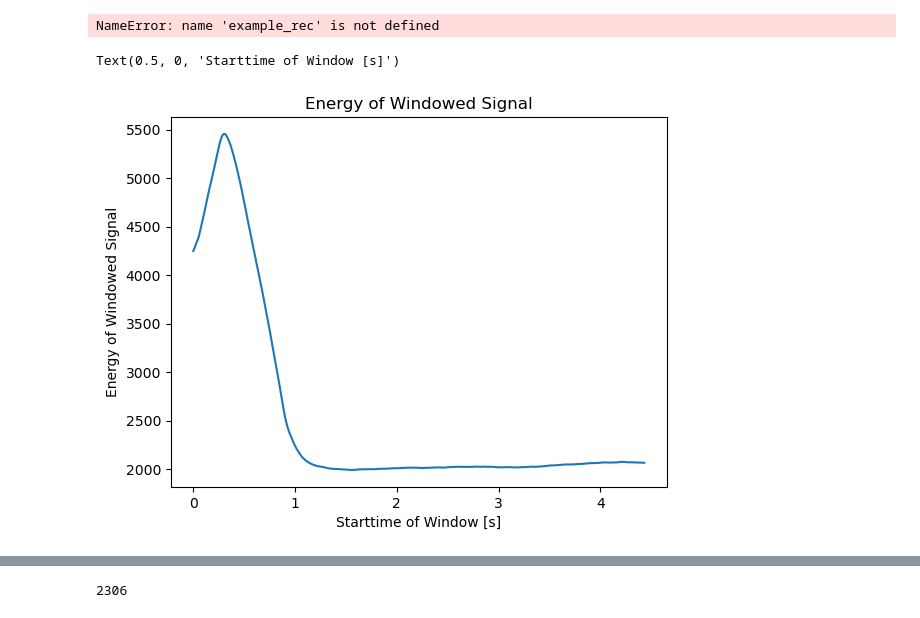
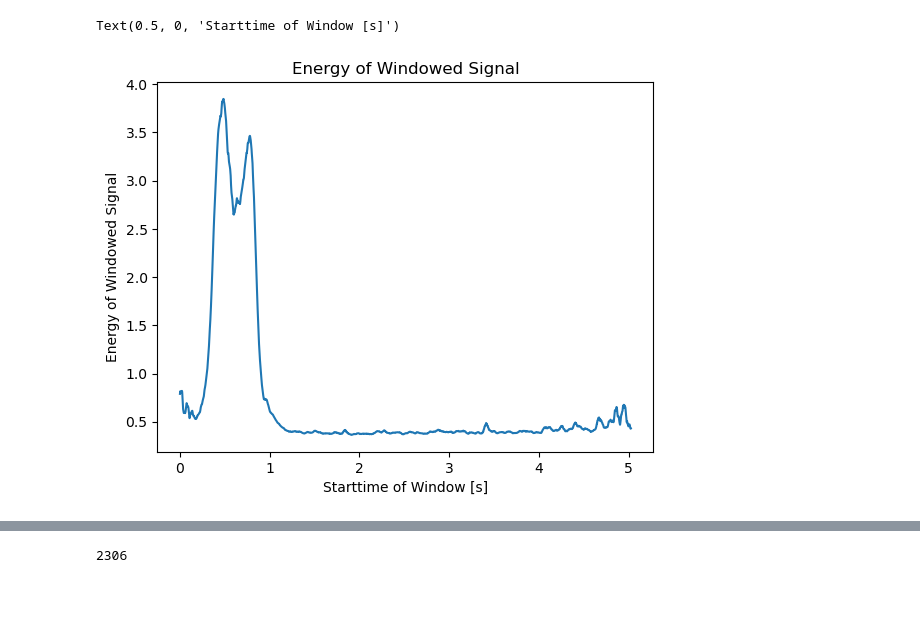
Before and after one commit to Tilman-Burghoff/acoustic-sensing, a Jupyter notebook: experiment3/data_exploration.ipynb, the cells around one changed output, grey strips where cells are left out. Saved outputs shown, nothing was run; the diff lists cells and outputs as text; code cells hidden in the pictures.

```diff
--- a/experiment3/data_exploration.ipynb
+++ b/experiment3/data_exploration.ipynb
@@ -28,7 +28,14 @@ for idx in labels.index:
 # %%
 from numpy.lib.stride_tricks import sliding_window_view
 normalized_recording = recordings[:,:,0]/np.max(np.abs(recordings[:,:,0]))
-windowed_recording = sliding_window_view(normalized_recording**2, 10000, axis=1)
+windowed_recording = sliding_window_view(normalized_recording**2, 500, axis=1)
 energy_per_record = np.sum(windowed_recording, axis=2)
+
+averaged_energy = np.average(energy_per_record, axis=0)
+plt.plot(np.arange(len(averaged_energy))/16000, averaged_energy)
+plt.title("Energy of Windowed Signal")
+plt.ylabel("Energy of Windowed Signal")
+plt.xlabel("Starttime of Window [s]")
 # %% [output]
-NameError: name 'example_rec' is not defined
+Text(0.5, 0, 'Starttime of Window [s]')
+[figure, added]
@@ -37,9 +41,0 @@ np.save("computed_energy_per_record.npy", energy_per_record)
-# %%
-averaged_energy = np.average(energy_per_record, axis=0)
-plt.plot(np.arange(len(averaged_energy))/16000, averaged_energy)
-plt.title("Energy of Windowed Signal")
-plt.ylabel("Energy of Windowed Signal")
-plt.xlabel("Starttime of Window [s]")
-# %% [output]
-Text(0.5, 0, 'Starttime of Window [s]')
-[figure, removed]
```
Also changed, not shown: parts of 16 cells of this notebook.
